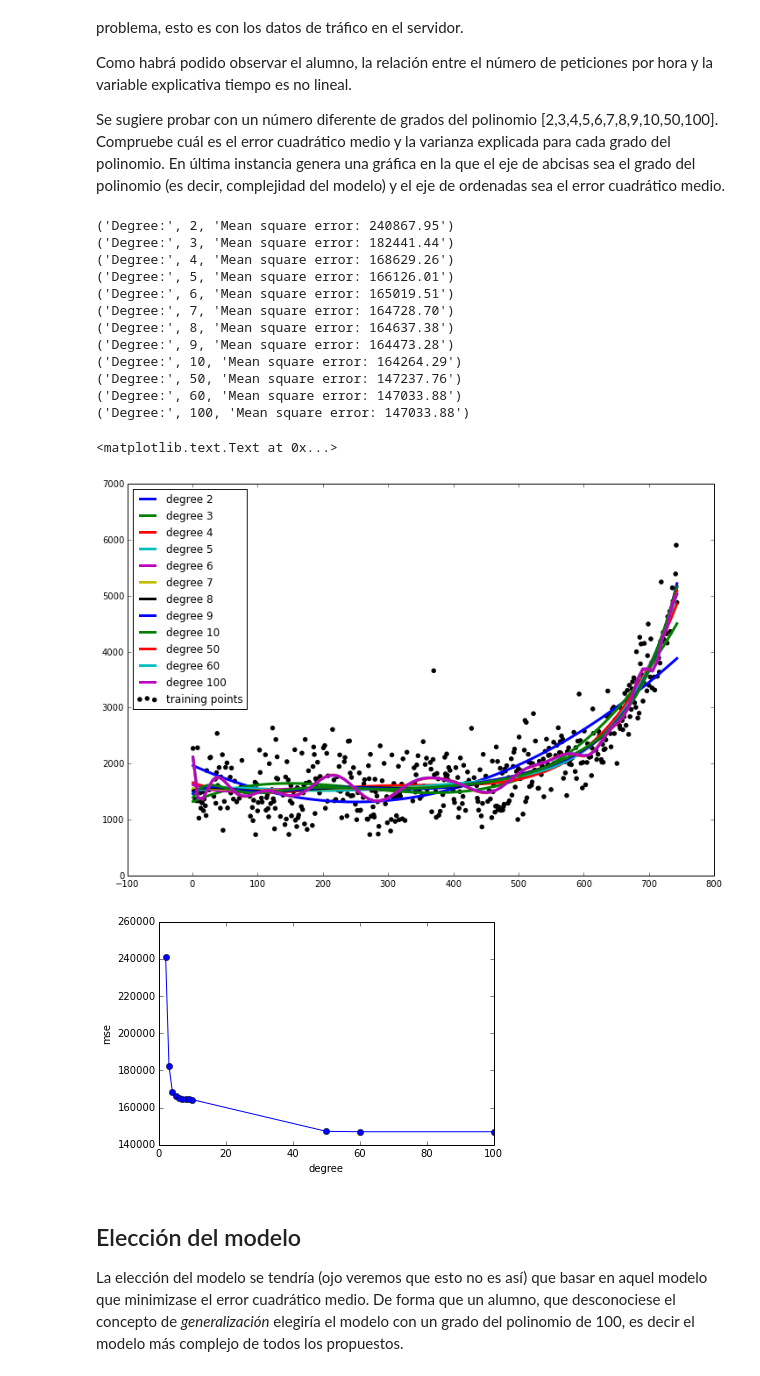
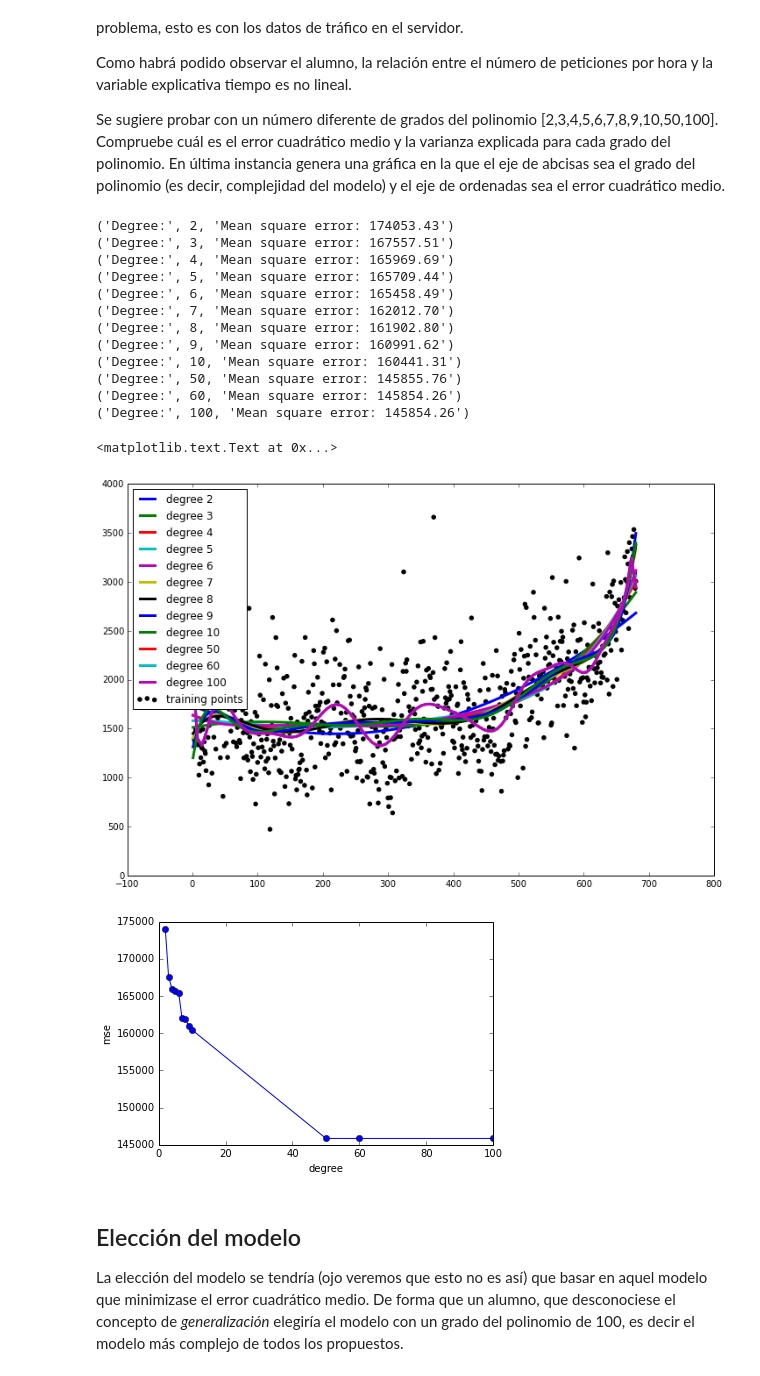
Before and after one commit to obarquero/Practica_1_PDI_2015_2016, a Jupyter notebook: Práctia 1 PDI.ipynb, the cells around one changed output. Saved outputs shown, nothing was run; the diff lists cells and outputs as text; code cells hidden in the pictures.

Commit message:
Changin data to perform real prediction.

```diff
--- a/Práctia 1 PDI.ipynb
+++ b/Práctia 1 PDI.ipynb
@@ -258,7 +260,7 @@ Se sugiere probar con un número diferente de grados del polinomio [2,3,4,5,6,7,
 # %%
 ###Esto es para que lo haga el alumno
 
-data = np.genfromtxt("web_traffic_train.csv",delimiter = '\t')
+data = np.genfromtxt("web_traffic_train2.txt",delimiter = '\t')
 #Versión profesor
 x = data[:,0]
 y = data[:,1]
@@ -268,47 +270,47 @@ x = x[~np.isnan(y)]
 y = y[~np.isnan(y)]
 
 #create a matrix version
 X = x[:, np.newaxis]
 fig = plt.figure()
 fig.set_size_inches(12,8)
 plt.scatter(x, y, label="training points",color = 'black')
 
 #guardar los resultados
 mse = []
 vs = []
 for degree in [2, 3, 4, 5,6,7,8,9,10,50,60,100]:
     reg = np.polyfit(x,y,degree)
     regp = np.poly1d(reg)
     xx = np.linspace(x[0],x[-1],100)
     y_plot = regp(xx)
     plt.plot(xx, y_plot, label="degree %d" % degree,linewidth=3)#
     print('Degree:',degree,'Mean square error: %.2f' % np.mean((regp(x)-y)**2))
     mse.append(np.mean((regp(x)-y)**2))
     #print('Degree:',degree,'Variance score: %.2f' % reg.score(XX, y))
     #vs.append(reg.score(XX, y))
 plt.legend(loc='upper left')
 
 degree = [2,3,4,5,6,7,8,9,10,50,60,100]
 fig = plt.figure()
 plt.plot(degree,mse,'o-')
 plt.xlabel('degree')
 plt.ylabel('mse')
 # %% [output]
-('Degree:', 2, 'Mean square error: 240867.95')
-('Degree:', 3, 'Mean square error: 182441.44')
-('Degree:', 4, 'Mean square error: 168629.26')
-('Degree:', 5, 'Mean square error: 166126.01')
-('Degree:', 6, 'Mean square error: 165019.51')
-('Degree:', 7, 'Mean square error: 164728.70')
-('Degree:', 8, 'Mean square error: 164637.38')
-('Degree:', 9, 'Mean square error: 164473.28')
-('Degree:', 10, 'Mean square error: 164264.29')
-('Degree:', 50, 'Mean square error: 147237.76')
-('Degree:', 60, 'Mean square error: 147033.88')
-('Degree:', 100, 'Mean square error: 147033.88')
+('Degree:', 2, 'Mean square error: 174053.43')
+('Degree:', 3, 'Mean square error: 167557.51')
+('Degree:', 4, 'Mean square error: 165969.69')
+('Degree:', 5, 'Mean square error: 165709.44')
+('Degree:', 6, 'Mean square error: 165458.49')
+('Degree:', 7, 'Mean square error: 162012.70')
+('Degree:', 8, 'Mean square error: 161902.80')
+('Degree:', 9, 'Mean square error: 160991.62')
+('Degree:', 10, 'Mean square error: 160441.31')
+('Degree:', 50, 'Mean square error: 145855.76')
+('Degree:', 60, 'Mean square error: 145854.26')
+('Degree:', 100, 'Mean square error: 145854.26')
 <matplotlib.text.Text at 0x...>
-[figure, old version]
+[figure, new version]
-[figure, old version]
+[figure, new version]
 # %% [markdown]
 ## Elección del modelo
 
```
Also changed, not shown: parts of 5 cells of this notebook, 2 other files.
